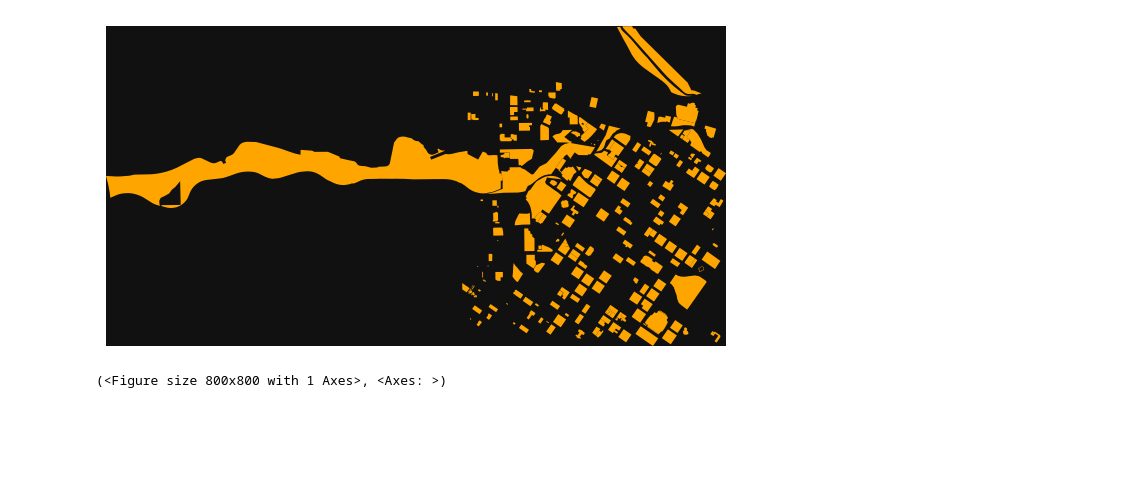
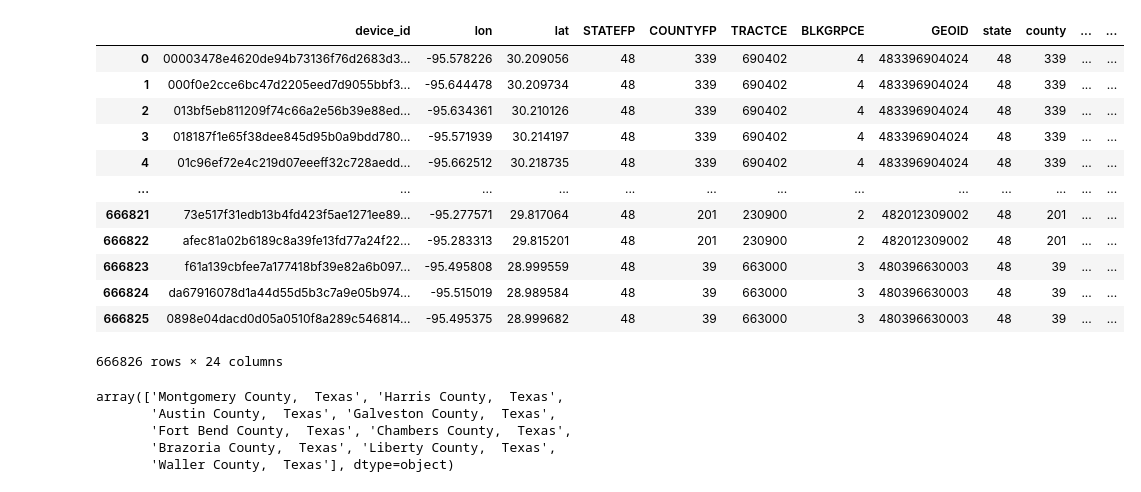
Before and after one commit to cadentj/qwang-research, a Jupyter notebook: working/data_sourcing/osm_poi.ipynb, the cells around one changed output. Drawn from its saved outputs; the diff is of its cells as text; code cells hidden in the pictures; blank space fills up the shorter version.

```diff
--- a/working/data_sourcing/osm_poi.ipynb
+++ b/working/data_sourcing/osm_poi.ipynb
@@ -19,5 +5,16 @@ houston_geo.plot()
-# %%
-ox.plot_footprints(houston_geo)
-# %% [output]
-[figure, removed]
-(<Figure size 800x800 with 1 Axes>, <Axes: >)
+# %%
+census_info = pd.read_csv('../../data/processed/census_header.csv')
+# %% [output]
+|  | device_id | lon | lat | STATEFP | COUNTYFP | TRACTCE | BLKGRPCE | GEOID | state | county | ... | ... |
+| 0 | 00003478e4620de94b73136f76d2683d3... | -95.578226 | 30.209056 | 48 | 339 | 690402 | 4 | 483396904024 | 48 | 339 | ... | ... |
+| 1 | 000f0e2cce6bc47d2205eed7d9055bbf3... | -95.644478 | 30.209734 | 48 | 339 | 690402 | 4 | 483396904024 | 48 | 339 | ... | ... |
+| 2 | 013bf5eb811209f74c66a2e56b39e88ed... | -95.634361 | 30.210126 | 48 | 339 | 690402 | 4 | 483396904024 | 48 | 339 | ... | ... |
+| 3 | 018187f1e65f38dee845d95b0a9bdd780... | -95.571939 | 30.214197 | 48 | 339 | 690402 | 4 | 483396904024 | 48 | 339 | ... | ... |
+| 4 | 01c96ef72e4c219d07eeeff32c728aedd... | -95.662512 | 30.218735 | 48 | 339 | 690402 | 4 | 483396904024 | 48 | 339 | ... | ... |
+| ... | ... | ... | ... | ... | ... | ... | ... | ... | ... | ... | ... | ... |
+| 666821 | 73e517f31edb13b4fd423f5ae1271ee89... | -95.277571 | 29.817064 | 48 | 201 | 230900 | 2 | 482012309002 | 48 | 201 | ... | ... |
+| 666822 | afec81a02b6189c8a39fe13fd77a24f22... | -95.283313 | 29.815201 | 48 | 201 | 230900 | 2 | 482012309002 | 48 | 201 | ... | ... |
+| 666823 | f61a139cbfee7a177418bf39e82a6b097... | -95.495808 | 28.999559 | 48 | 39 | 663000 | 3 | 480396630003 | 48 | 39 | ... | ... |
+| 666824 | da67916078d1a44d55d5b3c7a9e05b974... | -95.515019 | 28.989584 | 48 | 39 | 663000 | 3 | 480396630003 | 48 | 39 | ... | ... |
+| 666825 | 0898e04dacd0d05a0510f8a289c546814... | -95.495375 | 28.999682 | 48 | 39 | 663000 | 3 | 480396630003 | 48 | 39 | ... | ... |
+666826 rows × 24 columns
@@ -23,0 +27,8 @@ ox.plot_footprints(houston_geo)
+# %%
+census_info.NAME.unique()
+# %% [output]
+array(['Montgomery County,  Texas', 'Harris County,  Texas',
+       'Austin County,  Texas', 'Galveston County,  Texas',
+       'Fort Bend County,  Texas', 'Chambers County,  Texas',
+       'Brazoria County,  Texas', 'Liberty County,  Texas',
+       'Waller County,  Texas'], dtype=object)
```
Also changed, not shown: parts of 17 cells of this notebook, 13 other files.
